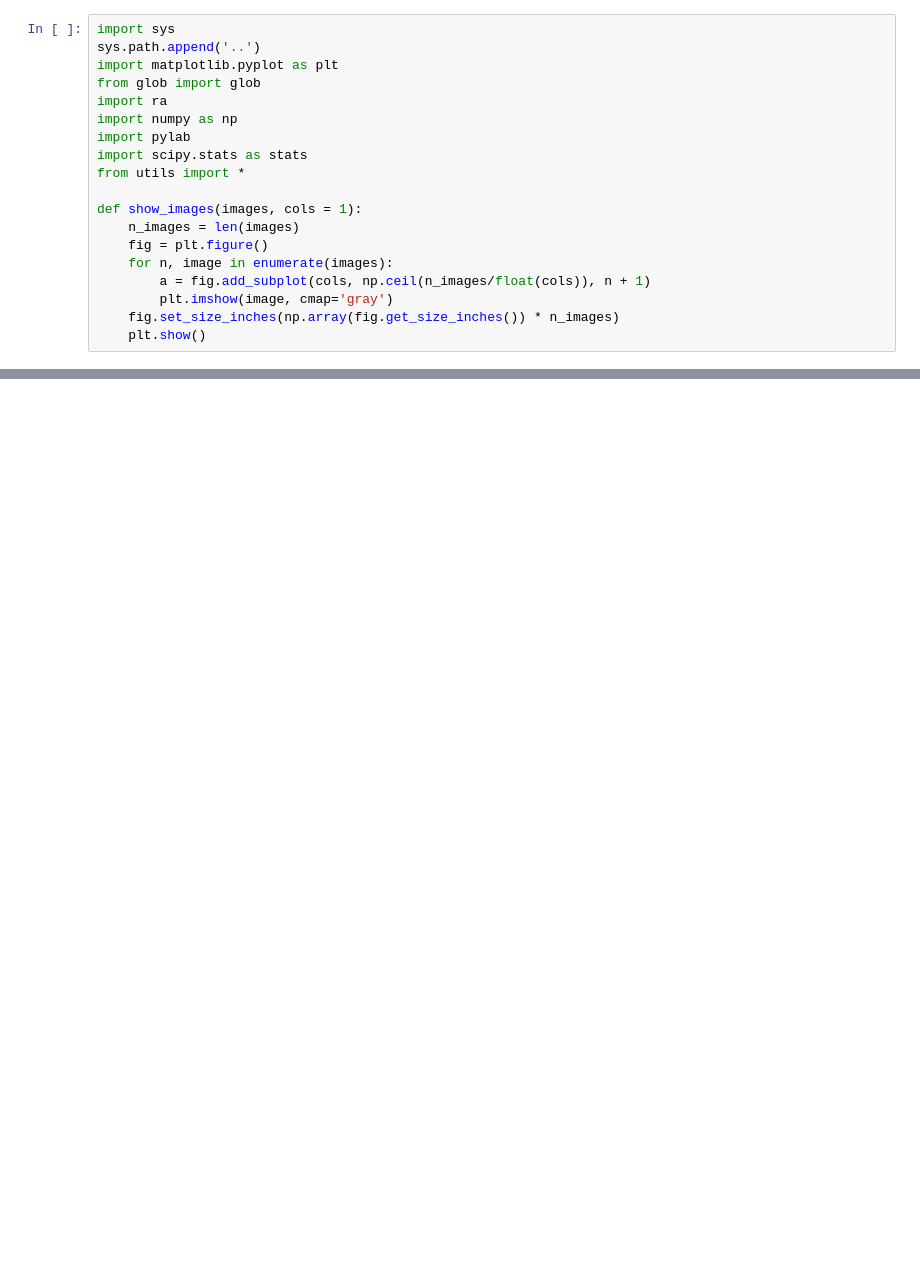
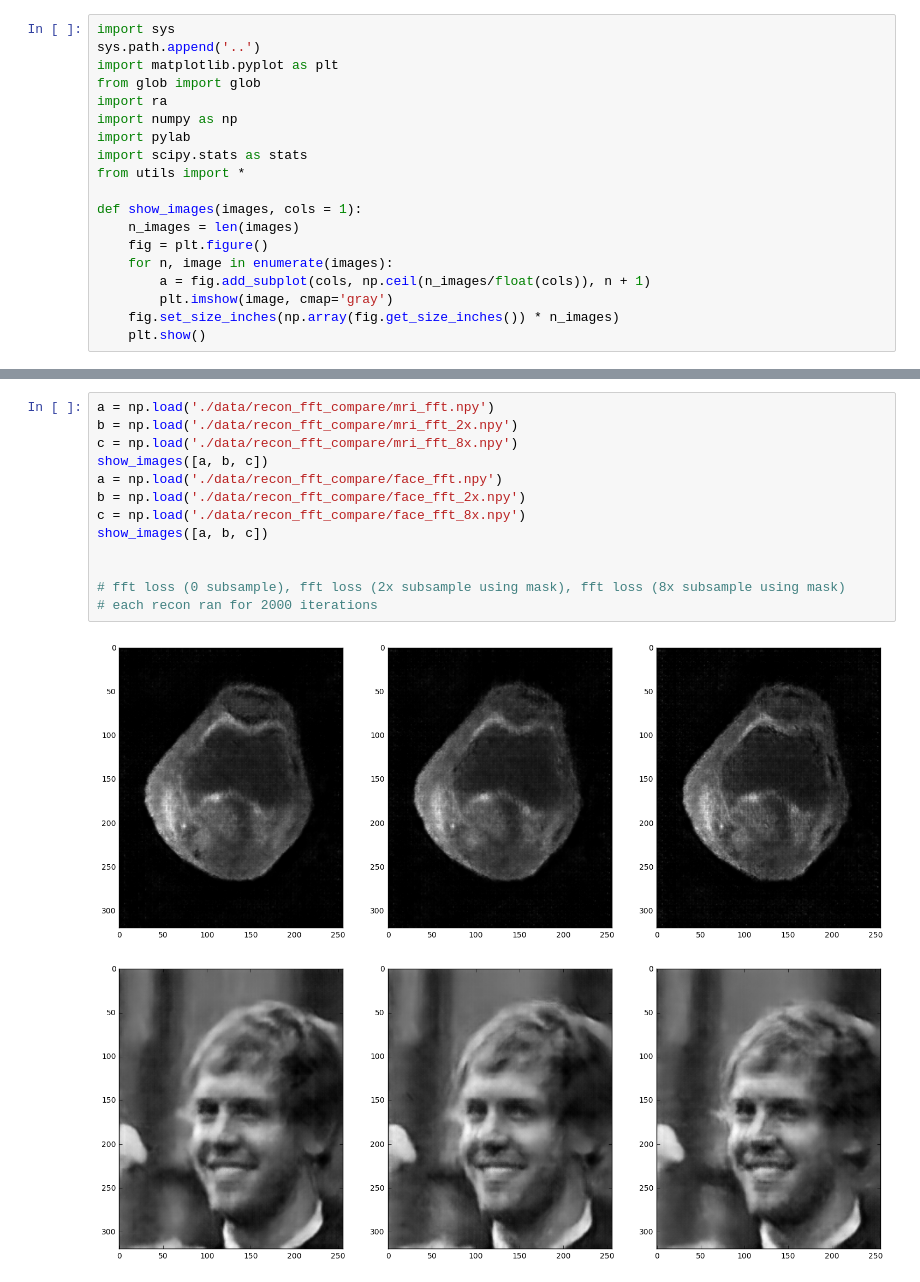
Before and after one commit to shloak/mri, a Jupyter notebook: Notes/05.30.ipynb, the cells around one changed output, grey strips where cells are left out. Saved outputs shown, nothing was run; the diff lists cells and outputs as text; blank space fills up the shorter version.

```diff
--- a/Notes/05.30.ipynb
+++ b/Notes/05.30.ipynb
@@ -37,0 +37,16 @@ show_images([a, d, b, c])
+# %%
+a = np.load('./data/recon_fft_compare/mri_fft.npy')
+b = np.load('./data/recon_fft_compare/mri_fft_2x.npy')
+c = np.load('./data/recon_fft_compare/mri_fft_8x.npy')
+show_images([a, b, c])
+a = np.load('./data/recon_fft_compare/face_fft.npy')
+b = np.load('./data/recon_fft_compare/face_fft_2x.npy')
+c = np.load('./data/recon_fft_compare/face_fft_8x.npy')
+show_images([a, b, c])
+
+
+# fft loss (0 subsample), fft loss (2x subsample using mask), fft loss (8x subsample using mask)
+# each recon ran for 2000 iterations
+# %% [output]
+[figure, added]
+[figure, added]
```
Also changed, not shown: parts of 1 cell of this notebook.
